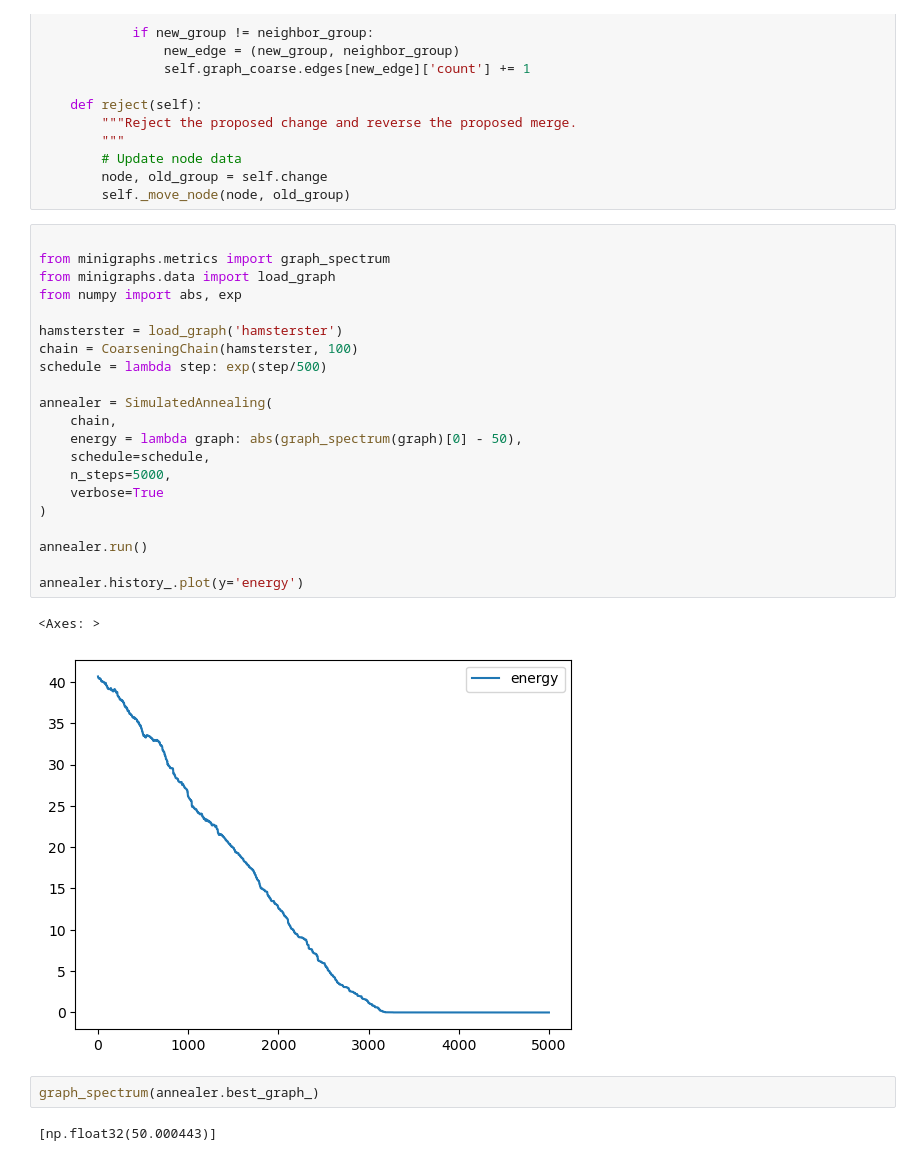
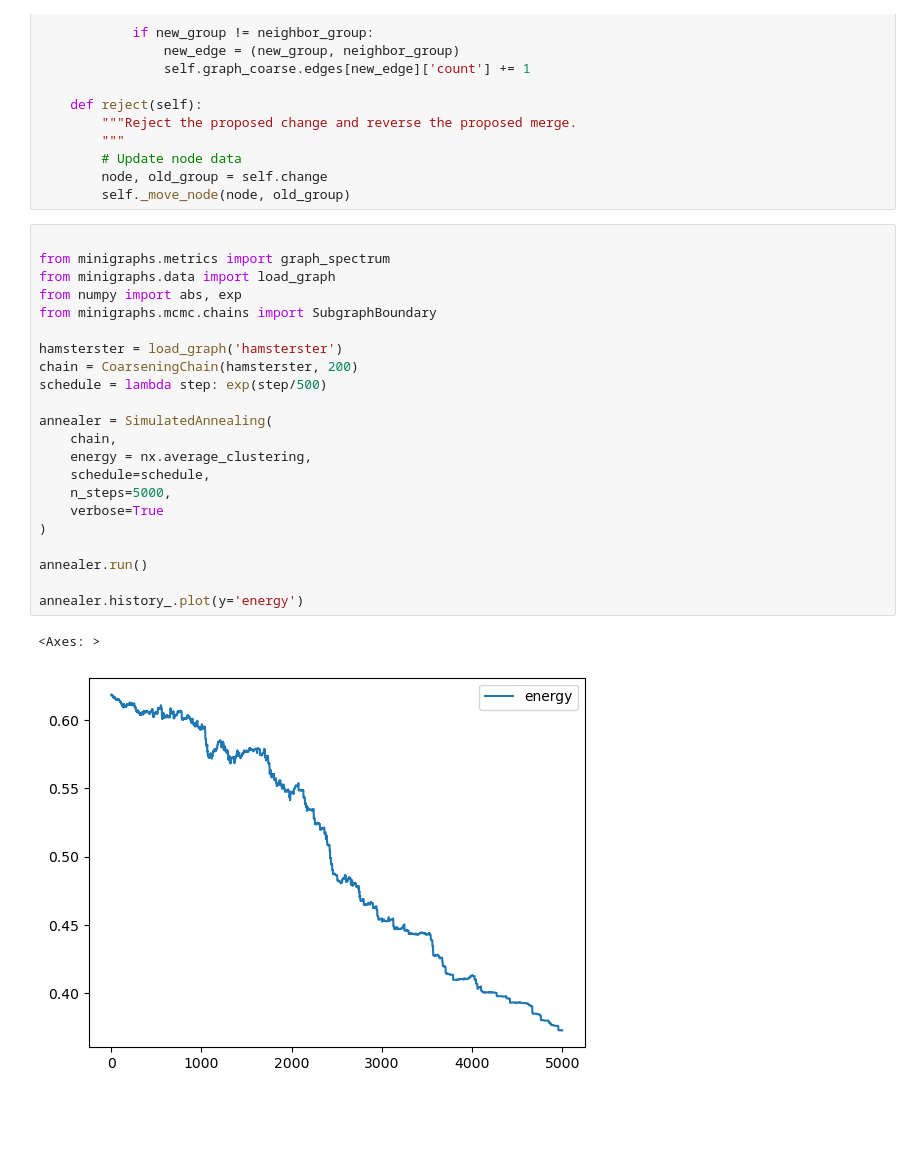
Before and after one commit to martjor/minigraphs, a Jupyter notebook: src/minigraphs/coarsening.ipynb, the cells around one changed output. Cells and saved outputs as stored; diff of their text form; blank space fills up the shorter version.

Commit message:
Update old chains to new interface

```diff
--- a/src/minigraphs/coarsening.ipynb
+++ b/src/minigraphs/coarsening.ipynb
@@ -137,31 +137,28 @@ class CoarseningChain(Chain):
 # %%
 
 from minigraphs.metrics import graph_spectrum
 from minigraphs.data import load_graph
 from numpy import abs, exp
+from minigraphs.mcmc.chains import SubgraphBoundary
 
 hamsterster = load_graph('hamsterster')
-chain = CoarseningChain(hamsterster, 100)
+chain = CoarseningChain(hamsterster, 200)
 schedule = lambda step: exp(step/500)
 
 annealer = SimulatedAnnealing(
     chain,
-    energy = lambda graph: abs(graph_spectrum(graph)[0] - 50),
+    energy = nx.average_clustering,
     schedule=schedule,
     n_steps=5000,
     verbose=True
 )
 
 annealer.run()
 
 annealer.history_.plot(y='energy')
 # %% [output]
 <Axes: >
-[figure, old version]
+[figure, new version]
-# %%
-graph_spectrum(annealer.best_graph_)
-# %% [output]
-[np.float32(50.000443)]
 # %%
 from minigraphs.inspection import draw_subgraph
 import matplotlib.pyplot as plt
```
Also changed, not shown: parts of 4 cells of this notebook, 1 other file.
